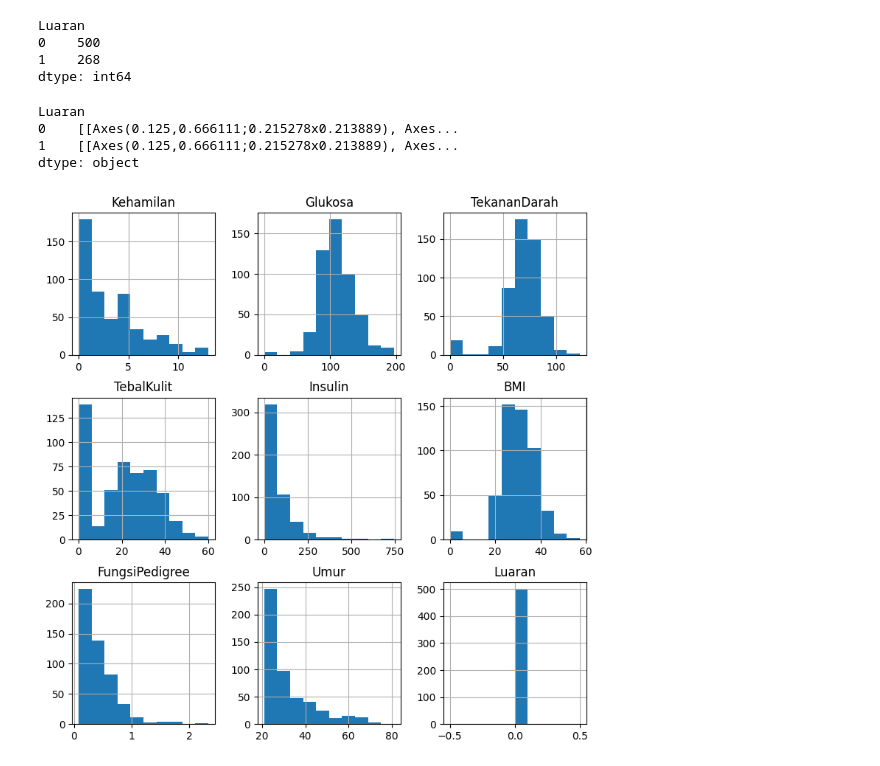
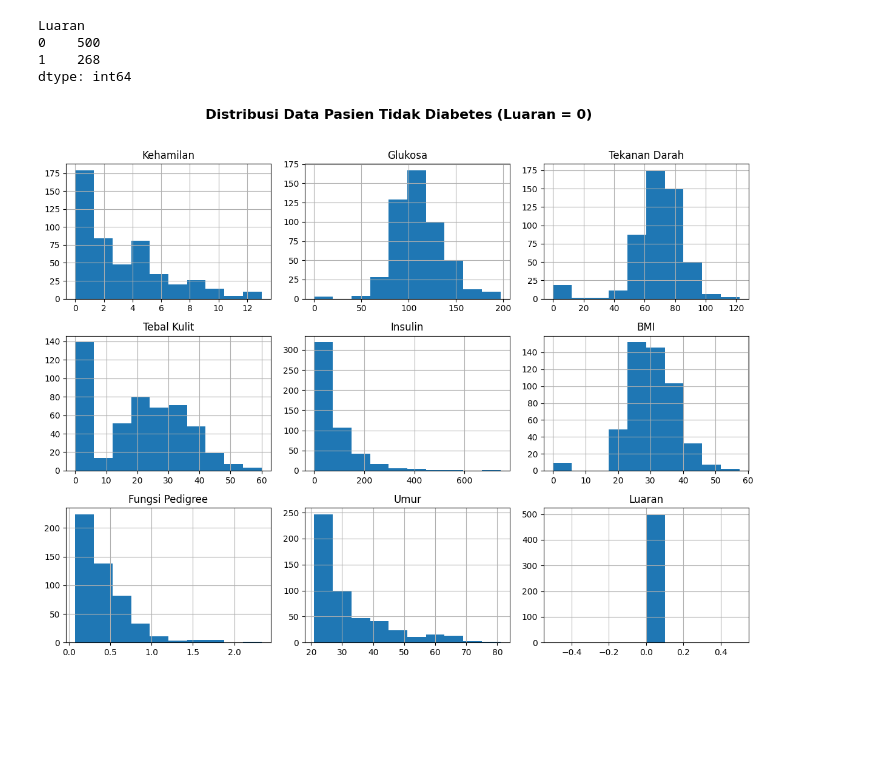
Before and after one commit to dickyzibran/Machine-Learning, a Jupyter notebook: Bab 1 Pengenalan/re.ipynb, the cells around one changed output. Cells and saved outputs as stored; diff of their text form; code cells hidden in the pictures; blank space fills up the shorter version.

```diff
--- a/Bab 1 Pengenalan/re.ipynb
+++ b/Bab 1 Pengenalan/re.ipynb
@@ -34,10 +34,23 @@ Luaran
 1    268
 dtype: int64
 # %%
-diabetes.groupby('Luaran').hist(figsize=(9, 9))
+
+# Memisahkan data berdasarkan luaran
+tidak_diabetes = diabetes[diabetes['Luaran'] == 0]
+pasien_diabetes = diabetes[diabetes['Luaran'] == 1]
+
+# Membuat histogram untuk pasien yang tidak diabetes
+tidak_diabetes.hist(figsize=(12, 9), bins=10)
+plt.suptitle('Distribusi Data Pasien Tidak Diabetes (Luaran = 0)',
+             fontsize=16, fontweight='bold', y=1.02)
+plt.tight_layout()
+plt.show()
+
+# Membuat histogram untuk pasien yang diabetes
+pasien_diabetes.hist(figsize=(12, 9), bins=10)
+plt.suptitle('Distribusi Data Pasien Diabetes (Luaran = 1)',
+             fontsize=16, fontweight='bold', y=1.02)
+plt.tight_layout()
+plt.show()
 # %% [output]
-Luaran
-0    [[Axes(0.125,0.666111;0.215278x0.213889), Axes...
-1    [[Axes(0.125,0.666111;0.215278x0.213889), Axes...
-dtype: object
-[figure, old version]
+[figure, new version]
```
Also changed, not shown: parts of 3 cells of this notebook, 1 other file.
